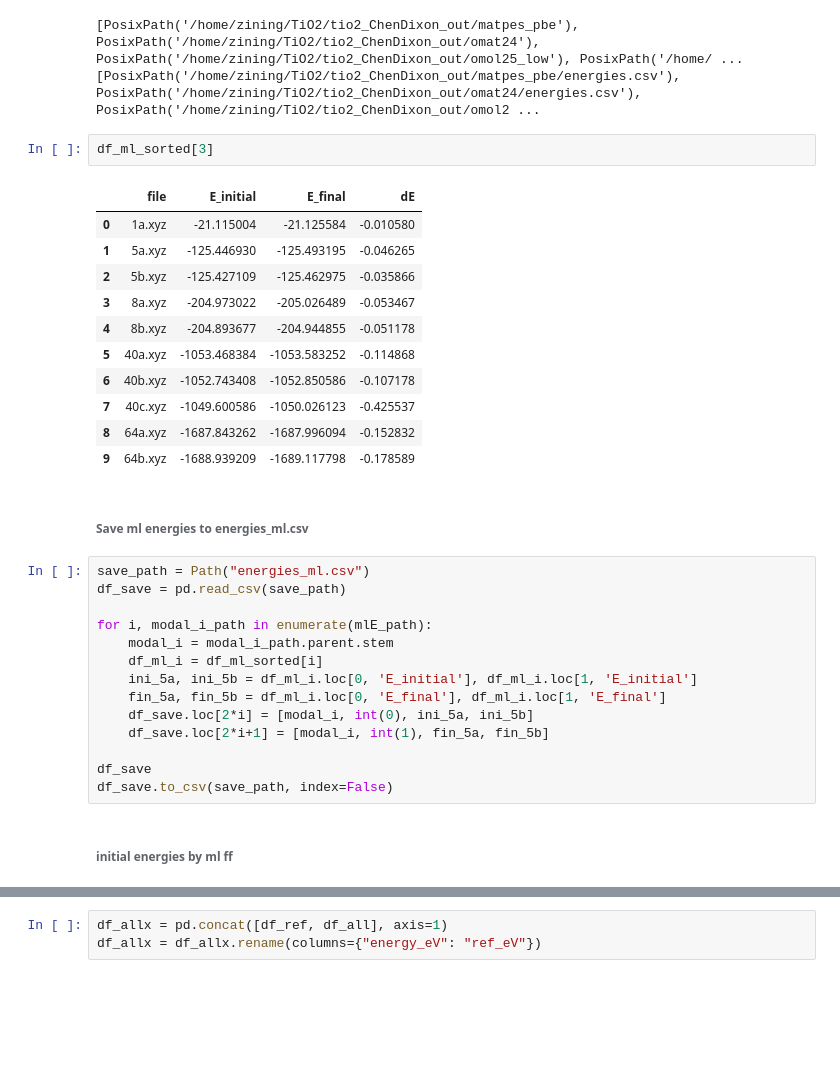
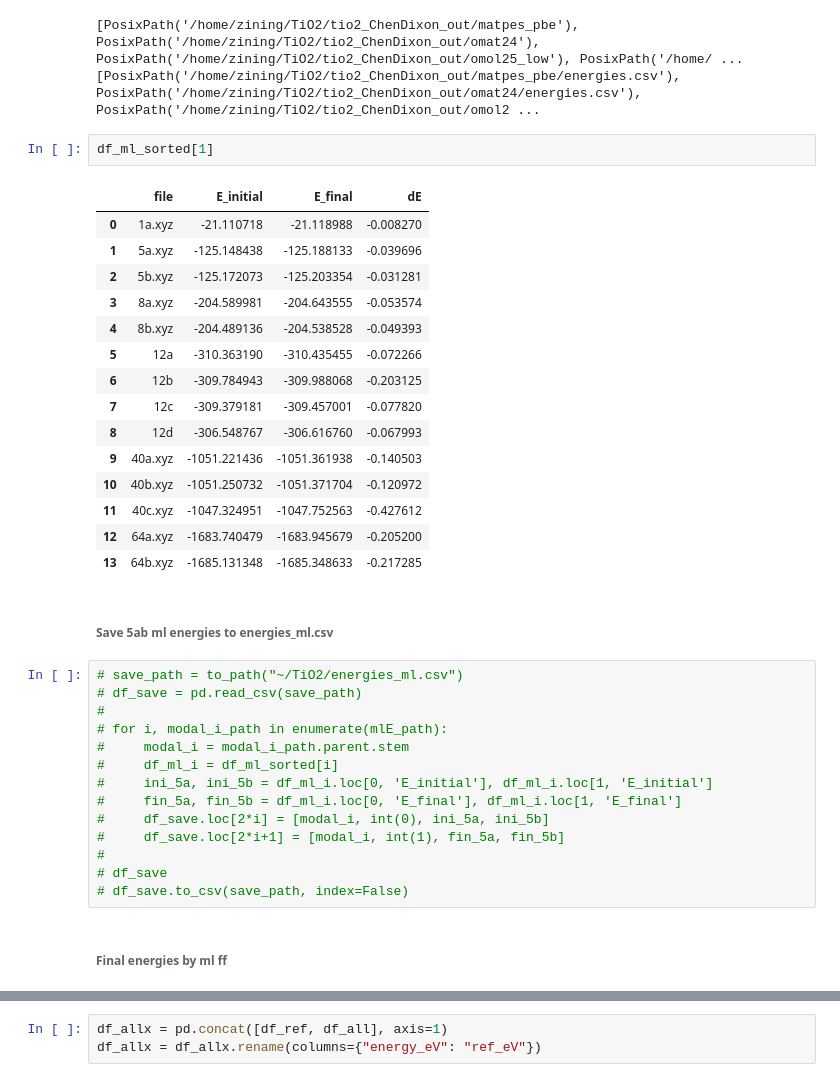
Before and after one commit to lznxbz/thesis_notebooks, a Jupyter notebook: 260122_compare_ff_energies_ChenDixon.ipynb, the cells around one changed output, grey strips where cells are left out. Cells and saved outputs as stored; diff of their text form; blank space fills up the shorter version.

```diff
--- a/260122_compare_ff_energies_ChenDixon.ipynb
+++ b/260122_compare_ff_energies_ChenDixon.ipynb
@@ -69,37 +80,41 @@ for df in df_ml:
 [PosixPath('/home/zining/TiO2/tio2_ChenDixon_out/matpes_pbe'), PosixPath('/home/zining/TiO2/tio2_ChenDixon_out/omat24'), PosixPath('/home/zining/TiO2/tio2_ChenDixon_out/omol25_low'), PosixPath('/home/ ...
 [PosixPath('/home/zining/TiO2/tio2_ChenDixon_out/matpes_pbe/energies.csv'), PosixPath('/home/zining/TiO2/tio2_ChenDixon_out/omat24/energies.csv'), PosixPath('/home/zining/TiO2/tio2_ChenDixon_out/omol2 ...
 # %%
-df_ml_sorted[3]
+df_ml_sorted[1]
 # %% [output]
 |  | file | E_initial | E_final | dE |
-| 0 | 1a.xyz | -21.115004 | -21.125584 | -0.010580 |
-| 1 | 5a.xyz | -125.446930 | -125.493195 | -0.046265 |
-| 2 | 5b.xyz | -125.427109 | -125.462975 | -0.035866 |
-| 3 | 8a.xyz | -204.973022 | -205.026489 | -0.053467 |
-| 4 | 8b.xyz | -204.893677 | -204.944855 | -0.051178 |
-| 5 | 40a.xyz | -1053.468384 | -1053.583252 | -0.114868 |
-| 6 | 40b.xyz | -1052.743408 | -1052.850586 | -0.107178 |
-| 7 | 40c.xyz | -1049.600586 | -1050.026123 | -0.425537 |
-| 8 | 64a.xyz | -1687.843262 | -1687.996094 | -0.152832 |
-| 9 | 64b.xyz | -1688.939209 | -1689.117798 | -0.178589 |
+| 0 | 1a.xyz | -21.110718 | -21.118988 | -0.008270 |
+| 1 | 5a.xyz | -125.148438 | -125.188133 | -0.039696 |
+| 2 | 5b.xyz | -125.172073 | -125.203354 | -0.031281 |
+| 3 | 8a.xyz | -204.589981 | -204.643555 | -0.053574 |
+| 4 | 8b.xyz | -204.489136 | -204.538528 | -0.049393 |
+| 5 | 12a | -310.363190 | -310.435455 | -0.072266 |
+| 6 | 12b | -309.784943 | -309.988068 | -0.203125 |
+| 7 | 12c | -309.379181 | -309.457001 | -0.077820 |
+| 8 | 12d | -306.548767 | -306.616760 | -0.067993 |
+| 9 | 40a.xyz | -1051.221436 | -1051.361938 | -0.140503 |
+| 10 | 40b.xyz | -1051.250732 | -1051.371704 | -0.120972 |
+| 11 | 40c.xyz | -1047.324951 | -1047.752563 | -0.427612 |
+| 12 | 64a.xyz | -1683.740479 | -1683.945679 | -0.205200 |
+| 13 | 64b.xyz | -1685.131348 | -1685.348633 | -0.217285 |
 # %% [markdown]
-###### Save ml energies to energies_ml.csv
+###### Save 5ab ml energies to energies_ml.csv
 # %%
-save_path = Path("energies_ml.csv")
-df_save = pd.read_csv(save_path)
-
-for i, modal_i_path in enumerate(mlE_path):
-    modal_i = modal_i_path.parent.stem
-    df_ml_i = df_ml_sorted[i]
-    ini_5a, ini_5b = df_ml_i.loc[0, 'E_initial'], df_ml_i.loc[1, 'E_initial']
-    fin_5a, fin_5b = df_ml_i.loc[0, 'E_final'], df_ml_i.loc[1, 'E_final']
-    df_save.loc[2*i] = [modal_i, int(0), ini_5a, ini_5b]
-    df_save.loc[2*i+1] = [modal_i, int(1), fin_5a, fin_5b]
-
-df_save
-df_save.to_csv(save_path, index=False)
+# save_path = to_path("~/TiO2/energies_ml.csv")
+# df_save = pd.read_csv(save_path)
+#
+# for i, modal_i_path in enumerate(mlE_path):
+#     modal_i = modal_i_path.parent.stem
+#     df_ml_i = df_ml_sorted[i]
+#     ini_5a, ini_5b = df_ml_i.loc[0, 'E_initial'], df_ml_i.loc[1, 'E_initial']
+#     fin_5a, fin_5b = df_ml_i.loc[0, 'E_final'], df_ml_i.loc[1, 'E_final']
+#     df_save.loc[2*i] = [modal_i, int(0), ini_5a, ini_5b]
+#     df_save.loc[2*i+1] = [modal_i, int(1), fin_5a, fin_5b]
+#
+# df_save
+# df_save.to_csv(save_path, index=False)
 # %% [markdown]
-###### initial energies by ml ff
+###### Final energies by ml ff
 # %%
 for x in df_ml_sorted:
     ref_e5 = x.loc[0, "E_initial"]
```
Also changed, not shown: parts of 11 cells of this notebook.
